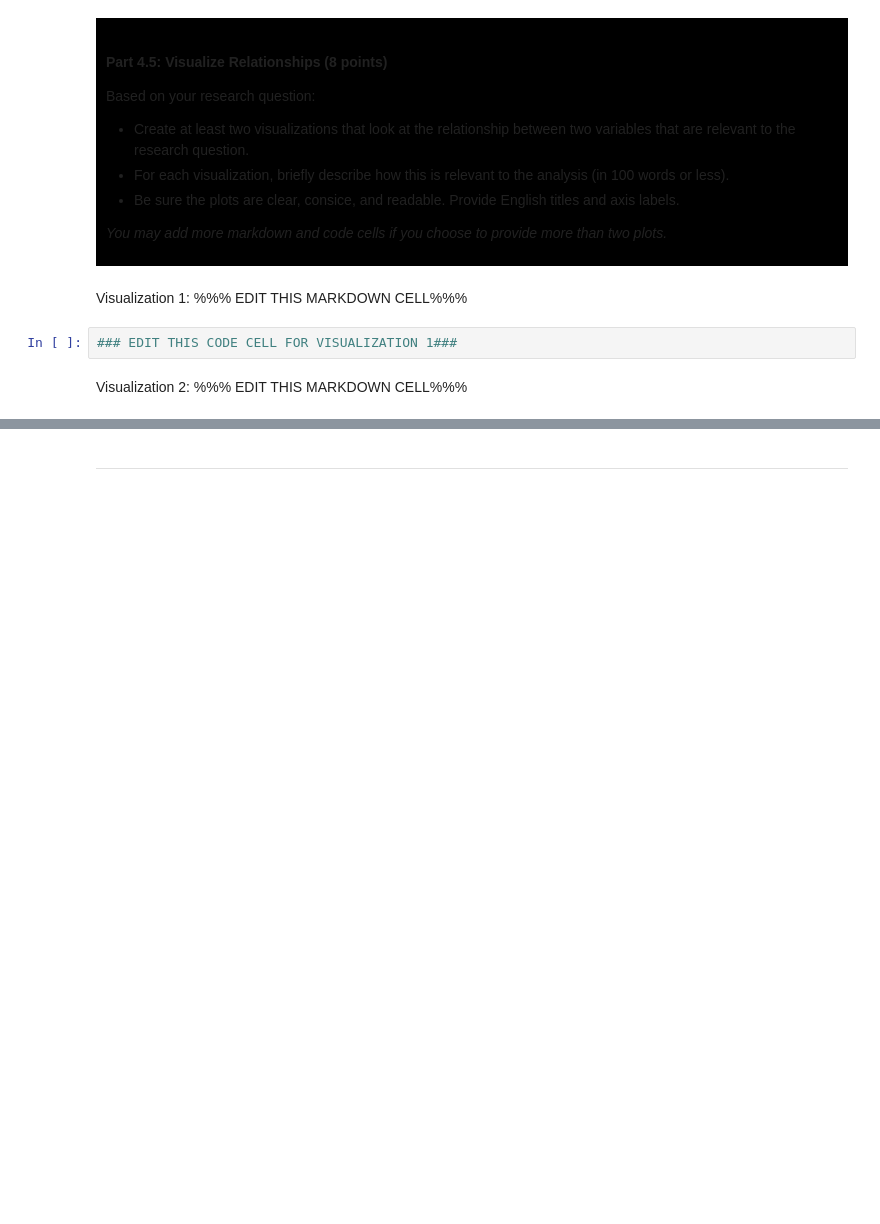
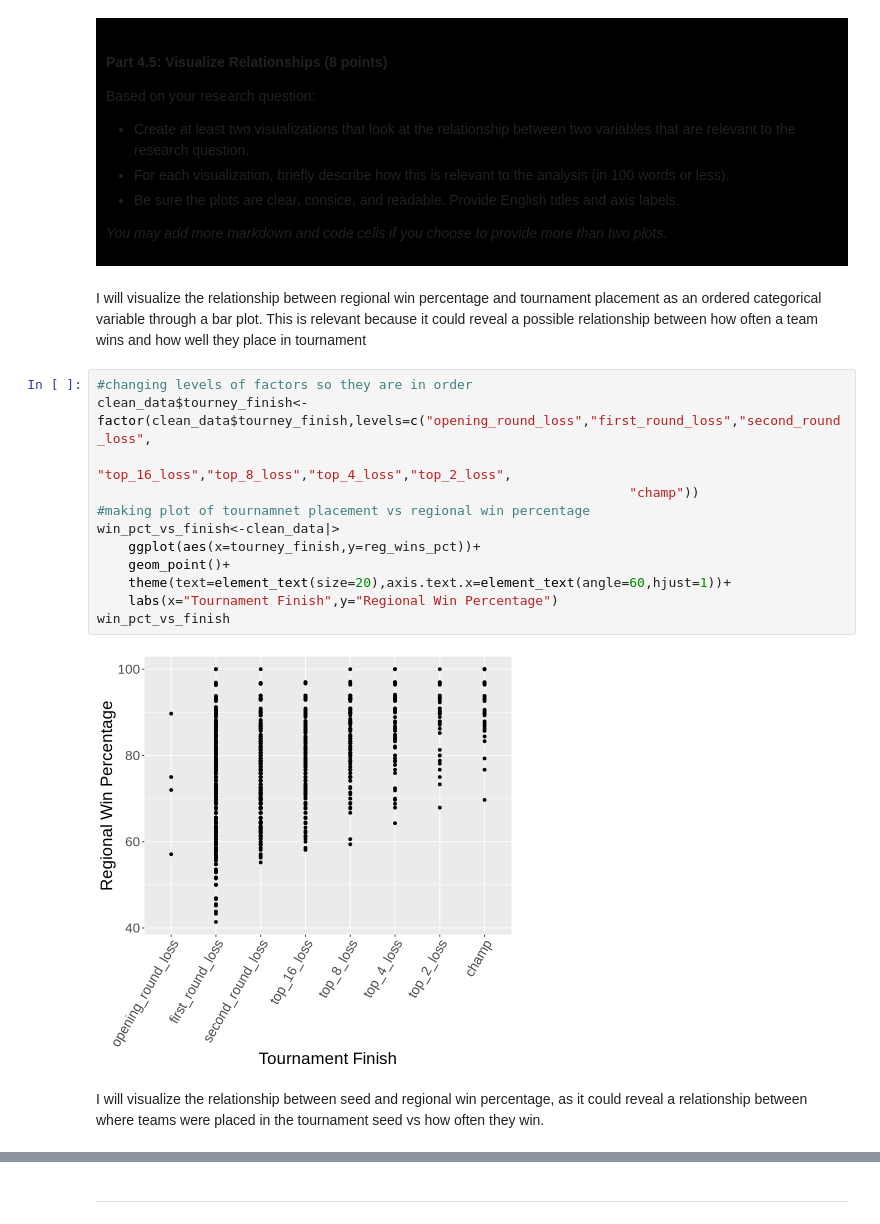
Before and after one commit to AgentDurp/dsci-100-project-christopher-orban, a Jupyter notebook: dsci-100-project-notebook.ipynb, the cells around one changed output, grey strips where cells are left out. Saved outputs shown, nothing was run; the diff lists cells and outputs as text; blank space fills up the shorter version.

```diff
--- a/dsci-100-project-notebook.ipynb
+++ b/dsci-100-project-notebook.ipynb
@@ -369,9 +358,21 @@ Based on your research question:
 *You may add more markdown and code cells if you choose to provide more than two plots.*
 </div>
 # %% [markdown]
-Visualization 1: %%% EDIT THIS MARKDOWN CELL%%%
+I will visualize the relationship between regional win percentage and tournament placement as an ordered categorical variable through a bar plot. This is relevant because it could reveal a possible relationship between how often a team wins and how well they place in tournament
 # %%
-### EDIT THIS CODE CELL FOR VISUALIZATION 1###
+#changing levels of factors so they are in order
+clean_data$tourney_finish<-factor(clean_data$tourney_finish,levels=c("opening_round_loss","first_round_loss","second_round_loss",
+                                                                    "top_16_loss","top_8_loss","top_4_loss","top_2_loss",
+                                                                    "champ"))
+#making plot of tournamnet placement vs regional win percentage
+win_pct_vs_finish<-clean_data|>
+    ggplot(aes(x=tourney_finish,y=reg_wins_pct))+
+    geom_point()+
+    theme(text=element_text(size=20),axis.text.x=element_text(angle=60,hjust=1))+
+    labs(x="Tournament Finish",y="Regional Win Percentage")
+win_pct_vs_finish
+# %% [output]
+[figure, added]
 # %% [markdown]
-Visualization 2: %%% EDIT THIS MARKDOWN CELL%%%
+I will visualize the relationship between seed and regional win percentage, as it could reveal a relationship between where teams were placed in the tournament seed vs how often they win.
 # %%
```
Also changed, not shown: parts of 6 cells of this notebook.
